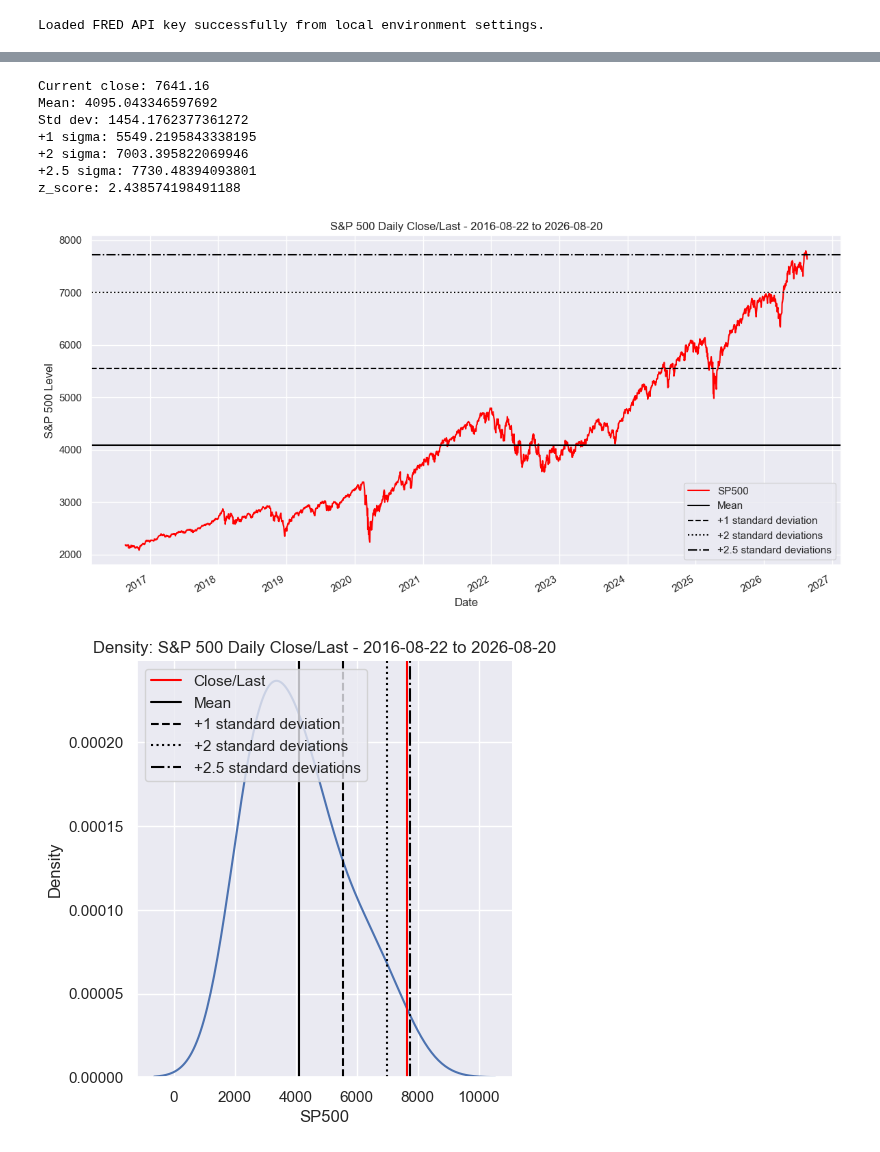
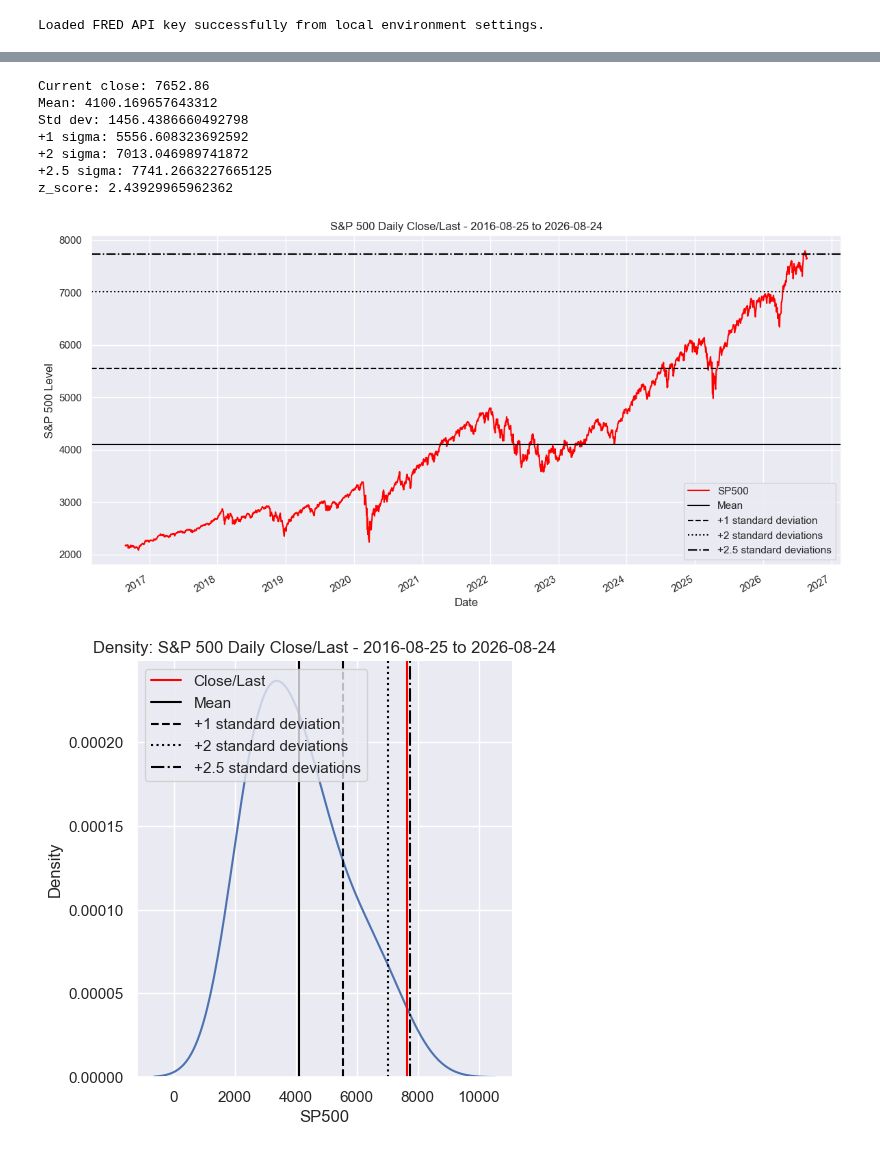
Before and after one commit to JohnBroberg/StockMarketSigma, a Jupyter notebook: StockMarketSigma_API.ipynb, the cells around one changed output, grey strips where cells are left out. Saved outputs shown, nothing was run; the diff lists cells and outputs as text; code cells hidden in the pictures.

Commit message:
refresh data; sync start dates between CSV and API files

```diff
--- a/StockMarketSigma_API.ipynb
+++ b/StockMarketSigma_API.ipynb
@@ -42,7 +42,7 @@ Loaded FRED API key successfully from local environment settings.
 # %%
 # Set the date window: observation_end is yesterday and observation_start is the same date 10 years ago.
 end_date = date.today() - timedelta(days=1)
-start_date = end_date - timedelta(days=365 * 10)
+start_date = end_date - timedelta(days=365 * 10 + 1)
 
 observation_end = end_date.isoformat()
 observation_start = start_date.isoformat()
@@ -153,12 +153,12 @@ Data columns (total 2 columns):
 dtypes: datetime64[ns](1), float64(1)
 memory usage: 39.4 KB
 [figure]
-Current close: 7641.16
-Mean: 4095.043346597692
-Std dev: 1454.1762377361272
-+1 sigma: 5549.2195843338195
-+2 sigma: 7003.395822069946
-+2.5 sigma: 7730.48394093801
-z_score: 2.438574198491188
+Current close: 7652.86
+Mean: 4100.169657643312
+Std dev: 1456.4386660492798
++1 sigma: 5556.608323692592
++2 sigma: 7013.046989741872
++2.5 sigma: 7741.2663227665125
+z_score: 2.43929965962362
-[figure, old version]
+[figure, new version]
 [figure]
```
Also changed, not shown: parts of 1 cell of this notebook, 2 other files.
